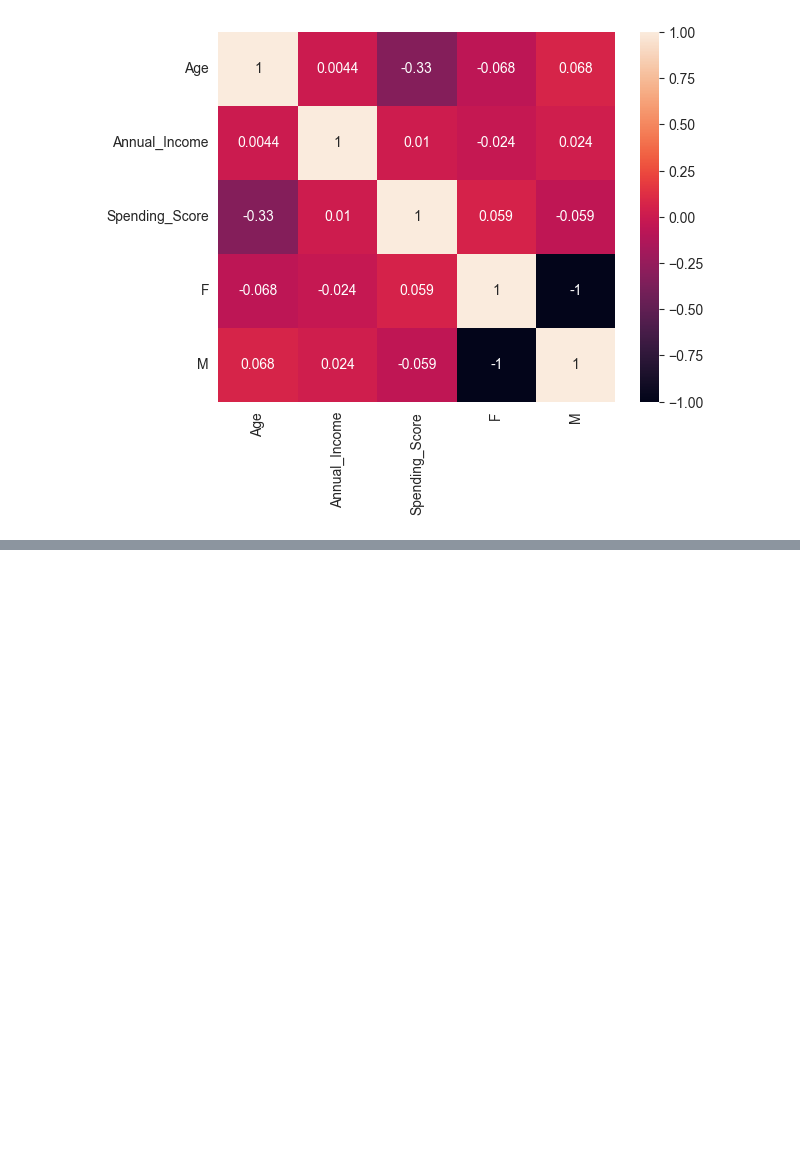
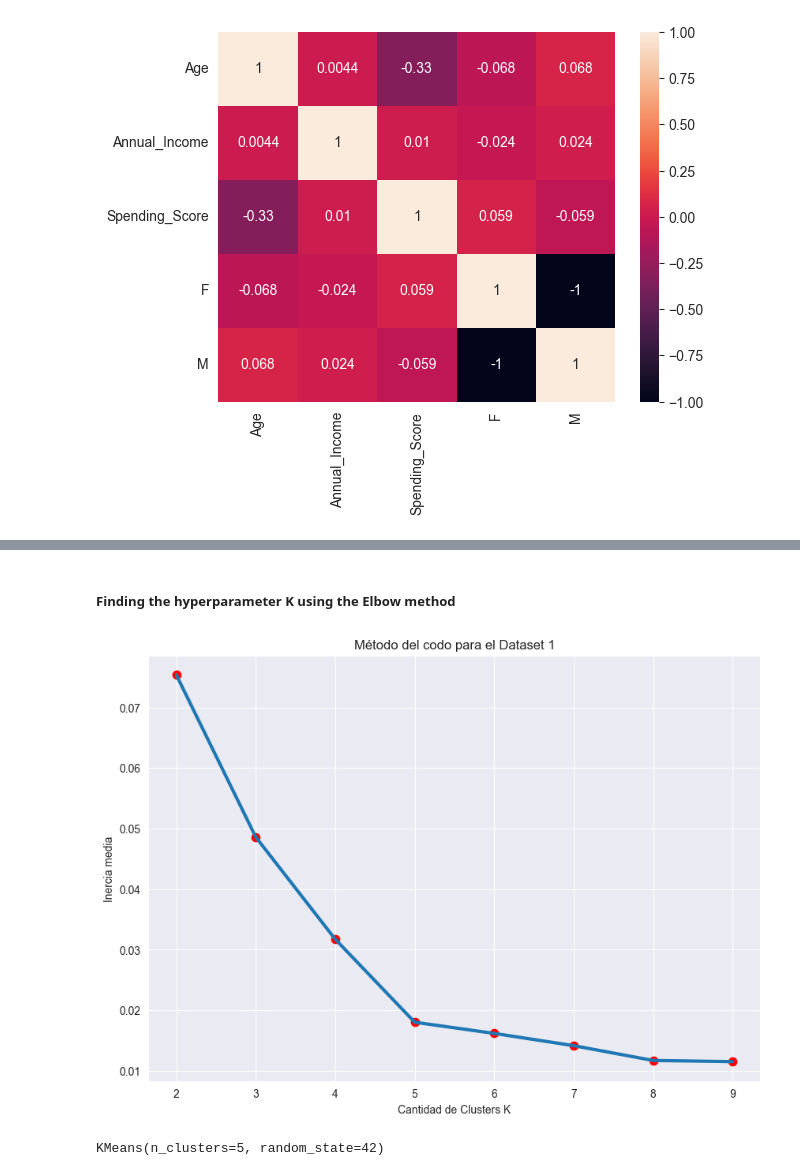
Before and after one commit to emkhalidi/customer-segmentation, a Jupyter notebook: customer_segmentation.ipynb, the cells around one changed output, grey strips where cells are left out. Cells and saved outputs as stored; diff of their text form; code cells hidden in the pictures; blank space fills up the shorter version.

Commit message:
Segmentation using the k-means algorithm

```diff
--- a/customer_segmentation.ipynb
+++ b/customer_segmentation.ipynb
@@ -302,0 +312,17 @@ sns.heatmap(df.corr(),
+# %%
+# Select the 2 variiables we're interested into
+df_2=df[['Annual_Income','Spending_Score']]
+# %%
+# Perform a variable scaling by using the MinMaxScaler method (coding the variables between 0 and 1)
+scaler = MinMaxScaler()
+values_scaler = pd.DataFrame(scaler.fit_transform(df_2))
+
+# Scale each variable in the dataset
+index = -1
+for columns in df_2:
+    index += 1
+    df_2[columns] = values_scaler[index]
+
+
+# Defining the X values to use for the model training
+X = df_2[['Annual_Income','Spending_Score']].values
@@ -302,0 +432,34 @@ sns.heatmap(df.corr(),
+# %% [markdown]
+##### Finding the hyperparameter K using the Elbow method
+# %%
+
+Sum_of_squared_distances = []
+K = np.arange(2,10)
+for k in K:
+    km = KMeans(n_clusters=k)
+    km = km.fit(X)
+    distancia_total = km.inertia_
+    distancia_media = np.divide(distancia_total,X.shape[0])
+    Sum_of_squared_distances.append(distancia_media)
+#Grafica de la suma de las distancias
+plt.figure(figsize = (10,7))
+plt.plot(K, Sum_of_squared_distances, lw=3)
+plt.scatter(K, Sum_of_squared_distances,s=55,c='r')
+plt.xlabel('Cantidad de Clusters K')
+plt.ylabel('Inercia media')
+plt.title('Método del codo para el Dataset 1')
+
+plt.show()
+# %% [output]
+[figure, added]
+# %%
+# Choose the number of clusters (k)
+k = 5
+
+#Set the hyperparameters.
+kmeans = KMeans(n_clusters=k, random_state=42)
+
+#Train with the dataset without outliers and predict with the dataset with outliers.
+kmeans.fit(X)
+# %% [output]
+KMeans(n_clusters=5, random_state=42)
```
Also changed, not shown: parts of 10 cells of this notebook.
